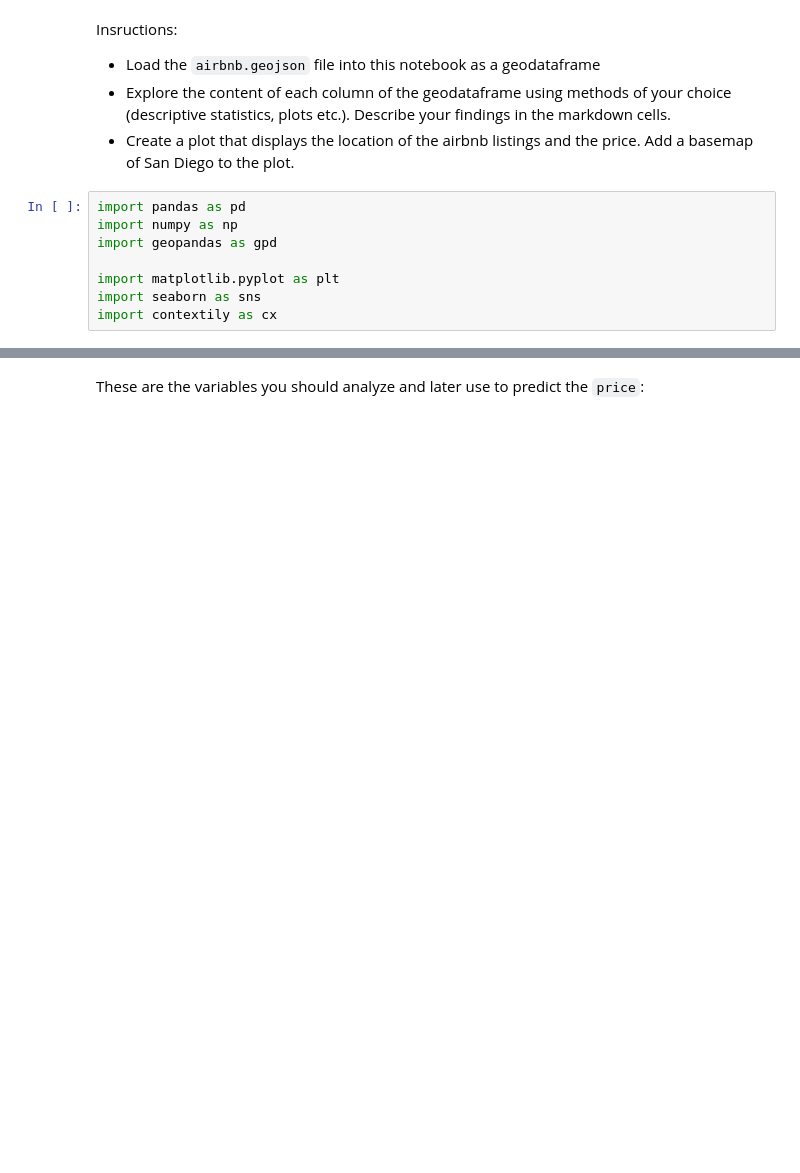
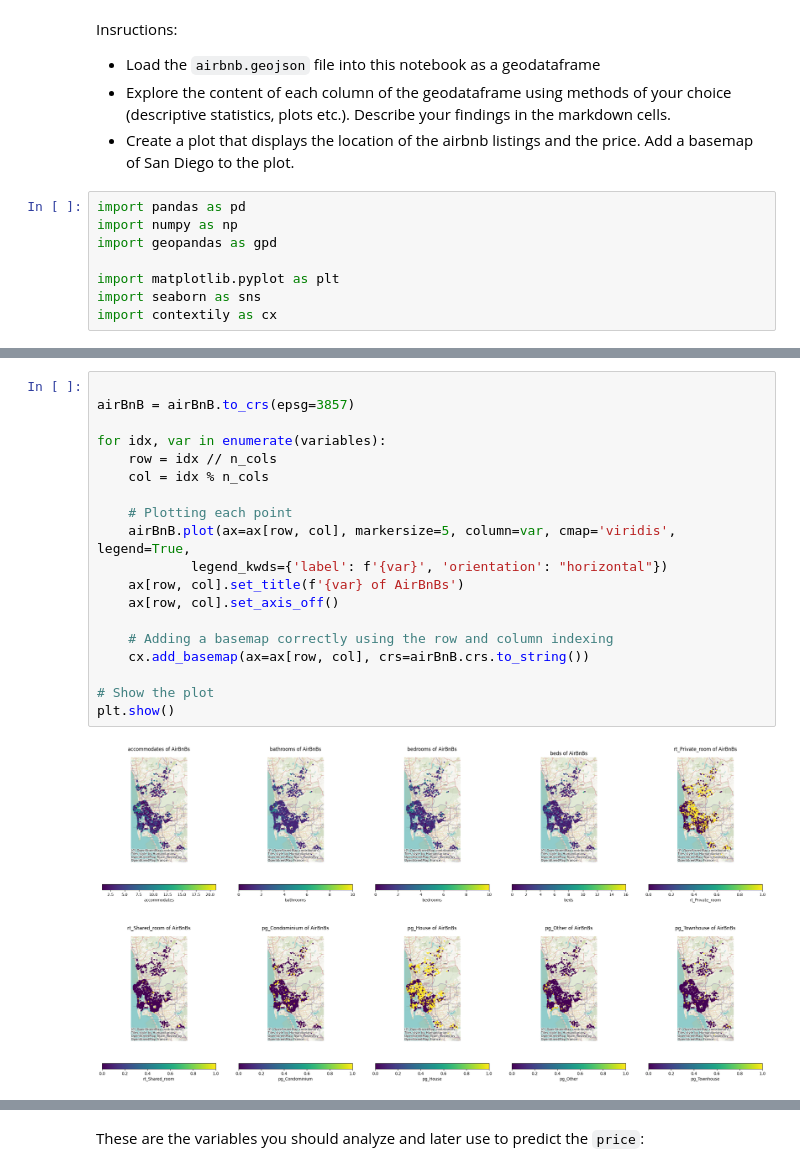
Before and after one commit to D3IP-SS24/case_study1, a Jupyter notebook: project_airbnb_template.ipynb, the cells around one changed output, grey strips where cells are left out. Saved outputs shown, nothing was run; the diff lists cells and outputs as text; blank space fills up the shorter version.

```diff
--- a/project_airbnb_template.ipynb
+++ b/project_airbnb_template.ipynb
@@ -35,0 +110,21 @@ import contextily as cx
+# %%
+
+airBnB = airBnB.to_crs(epsg=3857)
+
+for idx, var in enumerate(variables):
+    row = idx // n_cols
+    col = idx % n_cols
+
+    # Plotting each point
+    airBnB.plot(ax=ax[row, col], markersize=5, column=var, cmap='viridis', legend=True,
+            legend_kwds={'label': f'{var}', 'orientation': "horizontal"})
+    ax[row, col].set_title(f'{var} of AirBnBs')
+    ax[row, col].set_axis_off()
+
+    # Adding a basemap correctly using the row and column indexing
+    cx.add_basemap(ax=ax[row, col], crs=airBnB.crs.to_string())
+
+# Show the plot
+plt.show()
+# %% [output]
+[figure, added]
```
Also changed, not shown: parts of 9 cells of this notebook, 1 other file.
